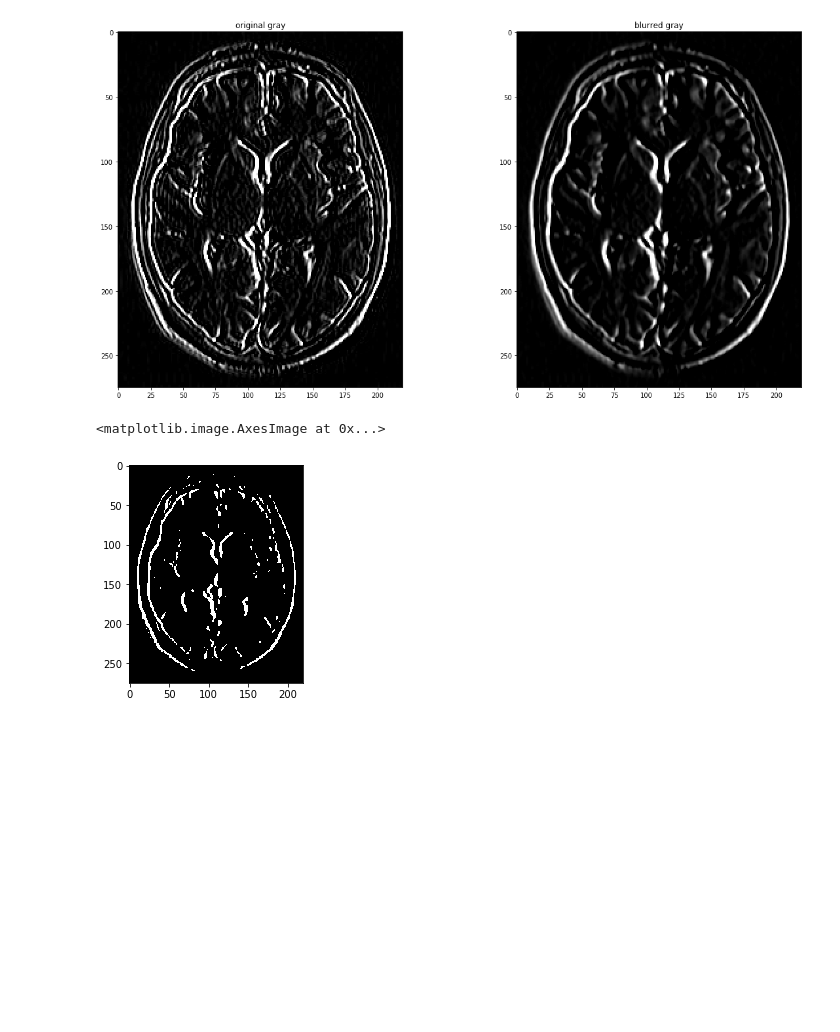
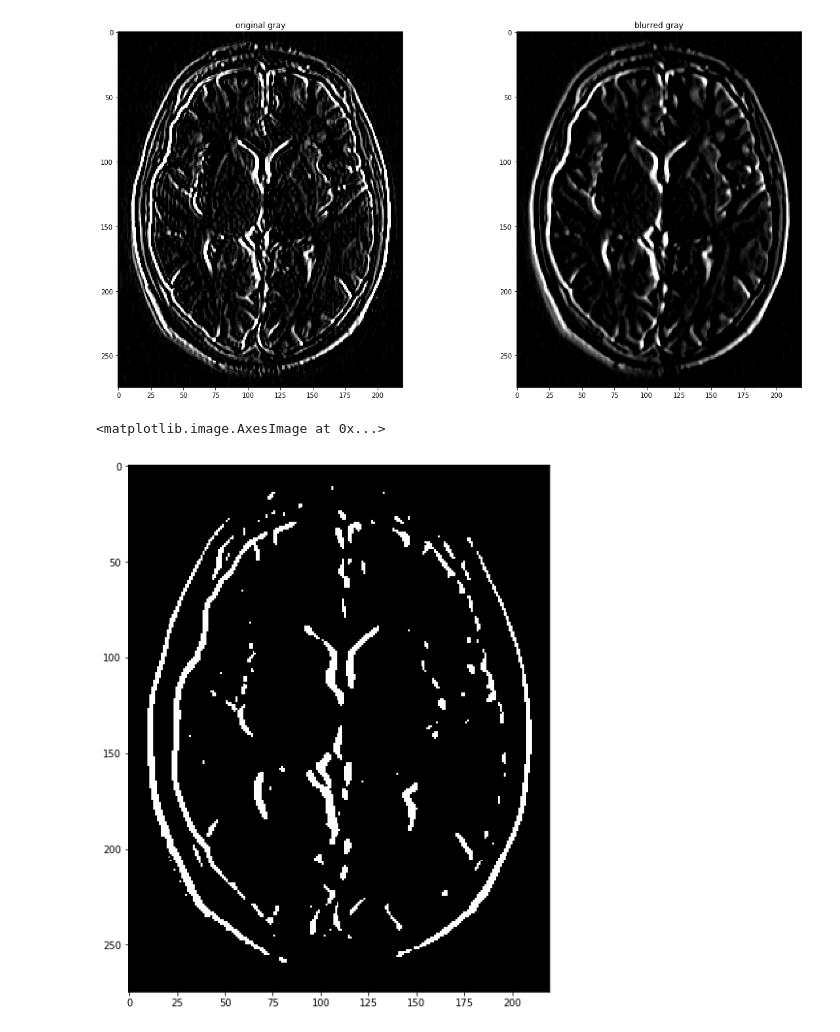
Before and after one commit to swechhachoudhary/Computer-Vision, a Jupyter notebook: image representation/BrainMR.ipynb, the cells around one changed output. Saved outputs shown, nothing was run; the diff lists cells and outputs as text; code cells hidden in the pictures; blank space fills up the shorter version.

```diff
--- a/image representation/BrainMR.ipynb
+++ b/image representation/BrainMR.ipynb
@@ -58,7 +62,9 @@ plt2.imshow(conv_blur_img, cmap='gray')
 # %%
 #convert filtered image into binary image
 retval,binary_img = cv2.threshold(conv_blur_img,100,255,cv2.THRESH_BINARY)  #threshold to see stronger edges clearly
+
+plt.figure(figsize=(20,10))
 plt.imshow(binary_img,cmap='gray')
 # %% [output]
 <matplotlib.image.AxesImage at 0x...>
-[figure, old version]
+[figure, new version]
```
Also changed, not shown: parts of 3 cells of this notebook.
